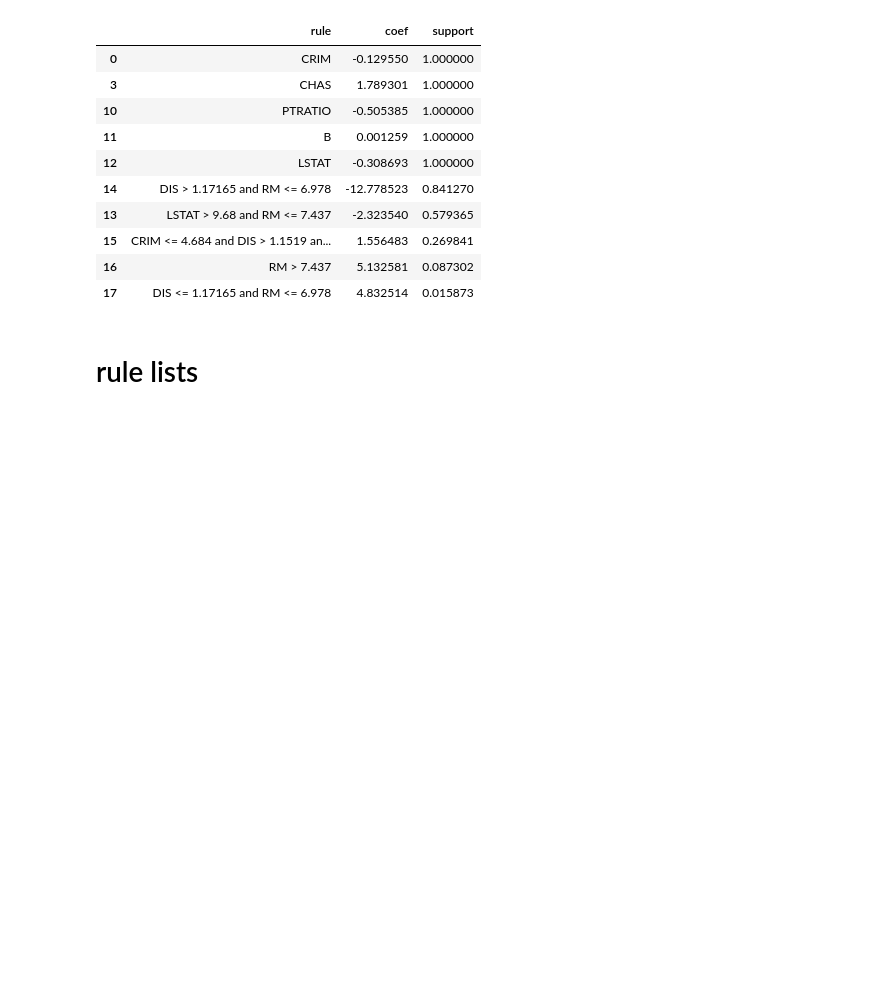
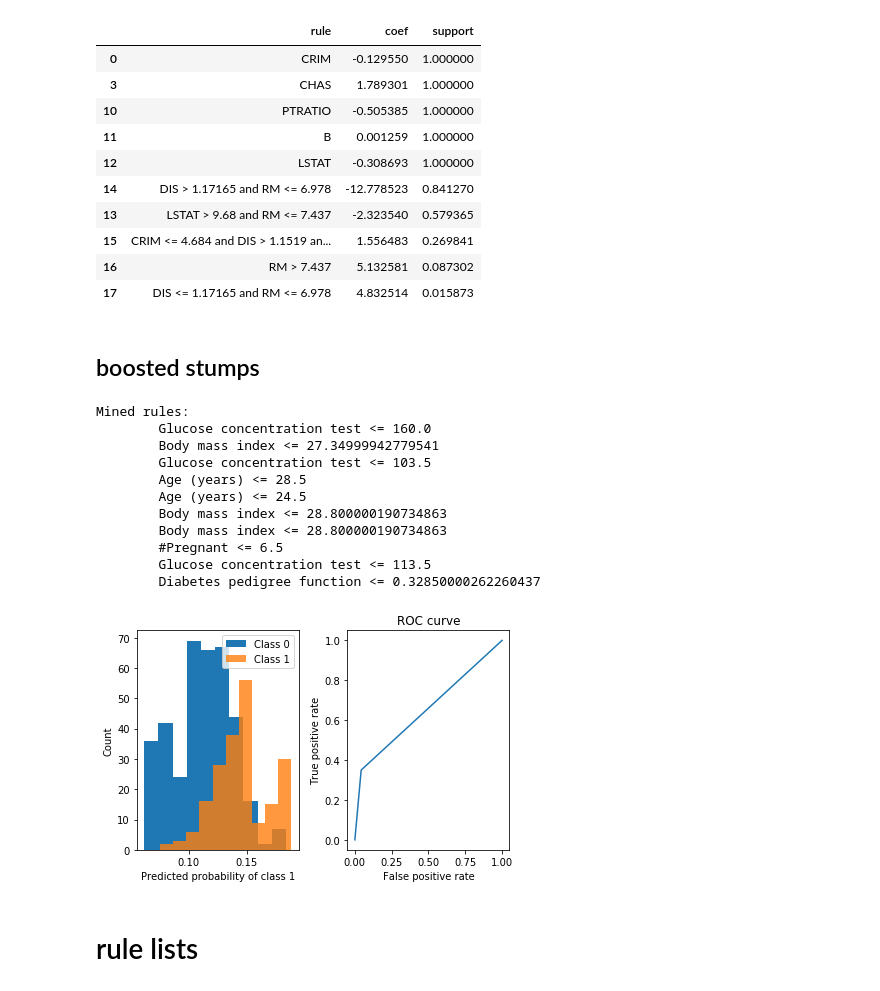
Before and after one commit to csinva/imodels, a Jupyter notebook: notebooks/imodels_demo.ipynb, the cells around one changed output. Saved outputs shown, nothing was run; the diff lists cells and outputs as text; code cells hidden in the pictures; blank space fills up the shorter version.

Commit message:
add boosted rule set

```diff
--- a/notebooks/imodels_demo.ipynb
+++ b/notebooks/imodels_demo.ipynb
@@ -12,8 +12,8 @@ from sklearn import metrics
 
 # installable with: `pip install imodels`
 from imodels import SLIMRegressor, BayesianRuleListClassifier, RuleFitRegressor, GreedyRuleListClassifier
-from imodels import OneRClassifier
-
+from imodels import OneRClassifier, BoostedRulesClassifier
+from imodels.util.convert import tree_to_code
 
 def get_reg_boston_data():
     '''load (regression) data on boston housing prices
@@ -56,6 +56,7 @@ def viz_classification_preds(probs, y_test):
     plt.xlabel('False positive rate')
     plt.ylabel('True positive rate')
     plt.plot(fpr, tpr)
+    plt.tight_layout()
     plt.show()
 
 # load some data
@@ -100,6 +99,31 @@ test r2: 0.74
 | 15 | CRIM <= 4.684 and DIS > 1.1519 an... | 1.556483 | 0.269841 |
 | 16 | RM > 7.437 | 5.132581 | 0.087302 |
 | 17 | DIS <= 1.17165 and RM <= 6.978 | 4.832514 | 0.015873 |
+# %% [markdown]
+## boosted stumps
+# %%
+# fit boosted stumps
+brc = BoostedRulesClassifier(n_estimators=10)
+brc.fit(X_train, y_train, feature_names=feat_names)
+
+print(brc)
+
+# look at performance
+probs = brc.predict_proba(X_test)
+viz_classification_preds(probs, y_test)
+# %% [output]
+Mined rules:
+        Glucose concentration test <= 160.0
+        Body mass index <= 27.34999942779541
+        Glucose concentration test <= 103.5
+        Age (years) <= 28.5
+        Age (years) <= 24.5
+        Body mass index <= 28.800000190734863
+        Body mass index <= 28.800000190734863
+        #Pregnant <= 6.5
+        Glucose concentration test <= 113.5
+        Diabetes pedigree function <= 0.32850000262260437
+[figure, added]
 # %% [markdown]
 # rule lists
 # %% [markdown]
```
Also changed, not shown: parts of 1 cell of this notebook, 10 other files.
